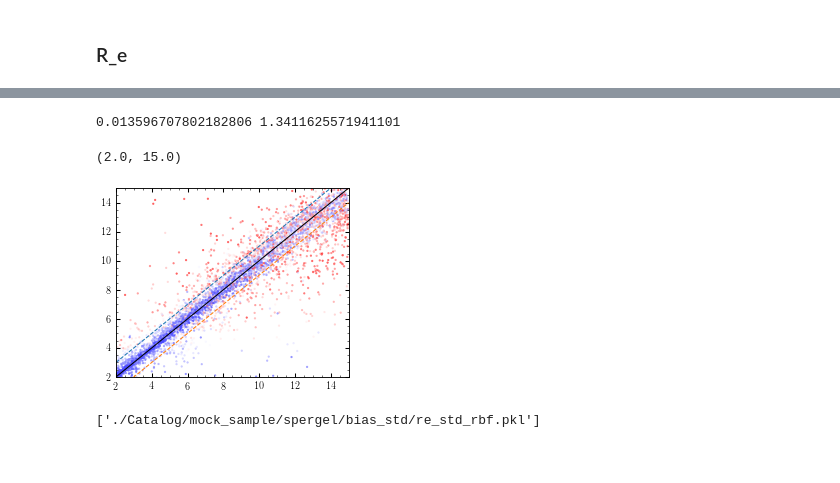
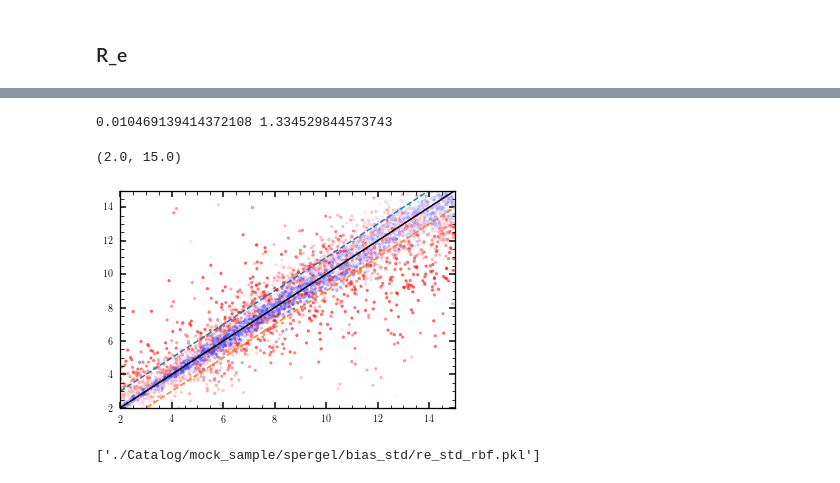
Before and after one commit to AstroJacobLi/kuaizi, a Jupyter notebook: diezi/scarlet_modeling/mock_sample/measurement_error_implement-new.ipynb, the cells around one changed output, grey strips where cells are left out. Drawn from its saved outputs; the diff is of its cells as text; code cells hidden in the pictures.

```diff
--- a/diezi/scarlet_modeling/mock_sample/measurement_error_implement-new.ipynb
+++ b/diezi/scarlet_modeling/mock_sample/measurement_error_implement-new.ipynb
@@ -230,26 +230,27 @@ plt.ylim(2, 15)
 # %%
-re_meas_corr = re_meas * (1 + re_bias_rbf(np.vstack([re_meas, SB_meas['g']]).T))
-re_meas_std = re_std_rbf(np.vstack([re_meas, SB_meas['g']]).T) * re_meas_corr
+# re_meas_corr = re_meas * (1 + re_bias_rbf(np.vstack([re_meas, SB_meas['g']]).T))
+re_meas_corr = re_meas + re_bias_rbf(np.vstack([re_meas, SB_meas['g']]).T)
+re_meas_std = re_std_rbf(np.vstack([re_meas, SB_meas['g']]).T)
 re_meas_std[re_meas_std < 0.3] = 0.3
 
 print(np.median(re_meas_corr - re_truth), np.std(re_meas_corr - re_truth))
 
 plt.scatter(re_truth, re_meas_corr,
 #             c=SB_truth['g'],
             c=re_meas_std,
             cmap='bwr',
             vmin=0, vmax=2,
             s=5, alpha=0.5)
 x = np.linspace(2, 15, 10)
 plt.plot(x, x, c='k')
 plt.plot(x, x + 1, '--')
 plt.plot(x, x - 1, '--')
 plt.xlim(2, 15)
 plt.ylim(2, 15)
 # %% [output]
-0.013596707802182806 1.3411625571941101
+0.010469139414372108 1.334529844573743
 (2.0, 15.0)
-[figure, old version]
+[figure, new version]
 # %%
 # joblib.dump(re_bias_rbf, './Catalog/mock_sample/spergel/bias_std/re_bias_rbf.pkl')
 joblib.dump(re_std_rbf, './Catalog/mock_sample/spergel/bias_std/re_std_rbf.pkl')
```
Also changed, not shown: parts of 4 cells of this notebook, 8 other files.
